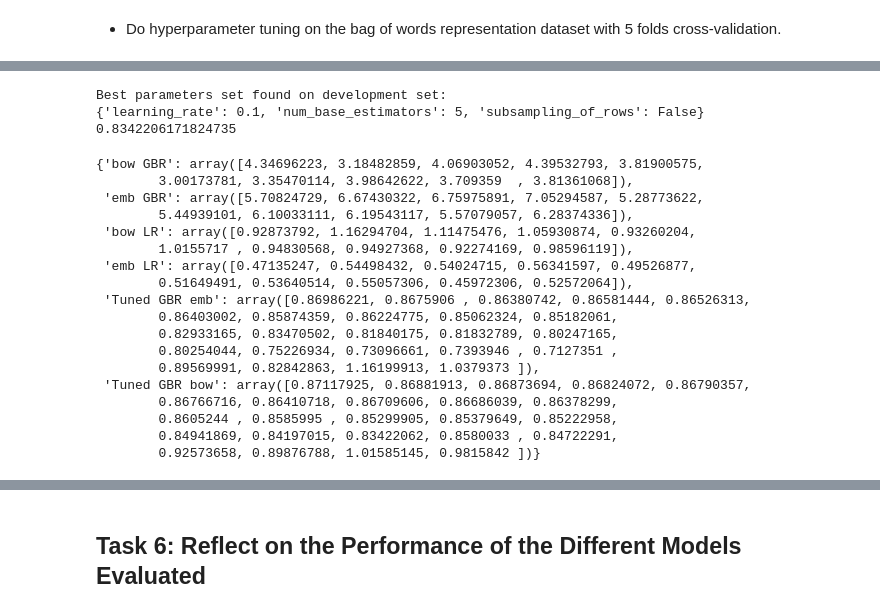
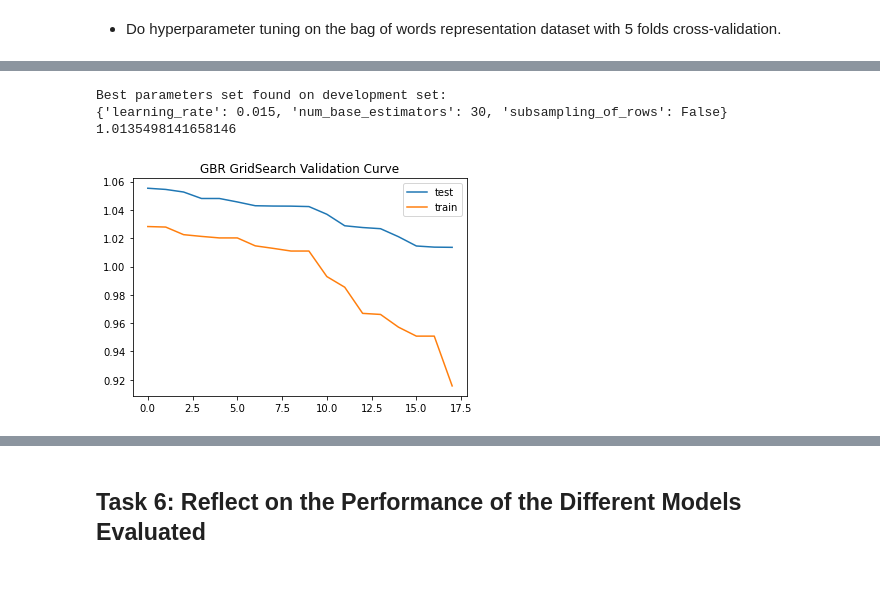
Before and after one commit to 13204942/COMP47590, a Jupyter notebook: Assignment1_GradientBoostingRegressor.ipynb, the cells around one changed output, grey strips where cells are left out. Cells and saved outputs as stored; diff of their text form; code cells hidden in the pictures; blank space fills up the shorter version.

```diff
--- a/Assignment1_GradientBoostingRegressor.ipynb
+++ b/Assignment1_GradientBoostingRegressor.ipynb
@@ -580,29 +590,19 @@ print("Best parameters set found on development set:")
 print(bow_tuned_gbr.best_params_)
 model_tuned_params_list["Tuned GBR bow"] = bow_tuned_gbr.best_params_
 print(abs(bow_tuned_gbr.best_score_))
-model_valid_MAE_comparisons["Tuned GBR bow"] = abs(bow_tuned_gbr.cv_results_['mean_test_score'])
+model_valid_RMSE_comparisons["Tuned GBR bow"] = abs(bow_tuned_gbr.cv_results_['mean_test_score'])
 # %% [output]
 Best parameters set found on development set:
-{'learning_rate': 0.1, 'num_base_estimators': 5, 'subsampling_of_rows': False}
-0.8342206171824735
+{'learning_rate': 0.015, 'num_base_estimators': 30, 'subsampling_of_rows': False}
+1.0135498141658146
-# %%
-model_valid_MAE_comparisons
-# %% [output]
-{'bow GBR': array([4.34696223, 3.18482859, 4.06903052, 4.39532793, 3.81900575,
-        3.00173781, 3.35470114, 3.98642622, 3.709359  , 3.81361068]),
- 'emb GBR': array([5.70824729, 6.67430322, 6.75975891, 7.05294587, 5.28773622,
-        5.44939101, 6.10033111, 6.19543117, 5.57079057, 6.28374336]),
- 'bow LR': array([0.92873792, 1.16294704, 1.11475476, 1.05930874, 0.93260204,
-        1.0155717 , 0.94830568, 0.94927368, 0.92274169, 0.98596119]),
- 'emb LR': array([0.47135247, 0.54498432, 0.54024715, 0.56341597, 0.49526877,
-        0.51649491, 0.53640514, 0.55057306, 0.45972306, 0.52572064]),
- 'Tuned GBR emb': array([0.86986221, 0.8675906 , 0.86380742, 0.86581444, 0.86526313,
-        0.86403002, 0.85874359, 0.86224775, 0.85062324, 0.85182061,
-        0.82933165, 0.83470502, 0.81840175, 0.81832789, 0.80247165,
-        0.80254044, 0.75226934, 0.73096661, 0.7393946 , 0.7127351 ,
-        0.89569991, 0.82842863, 1.16199913, 1.0379373 ]),
- 'Tuned GBR bow': array([0.87117925, 0.86881913, 0.86873694, 0.86824072, 0.86790357,
-        0.86766716, 0.86410718, 0.86709606, 0.86686039, 0.86378299,
-        0.8605244 , 0.8585995 , 0.85299905, 0.85379649, 0.85222958,
-        0.84941869, 0.84197015, 0.83422062, 0.8580033 , 0.84722291,
-        0.92573658, 0.89876788, 1.01585145, 0.9815842 ])}
+# %%
+test_scores = sorted(abs(bow_tuned_gbr.cv_results_['mean_test_score']), reverse = True)
+train_scores = sorted(abs(bow_tuned_gbr.cv_results_['mean_train_score']), reverse = True)
+
+plt.plot(test_scores, label='test')
+plt.plot(train_scores, label='train')
+plt.title('GBR GridSearch Validation Curve')
+plt.legend(loc='best')
+plt.show()
+# %% [output]
+[figure, added]
```
Also changed, not shown: parts of 35 cells of this notebook.
